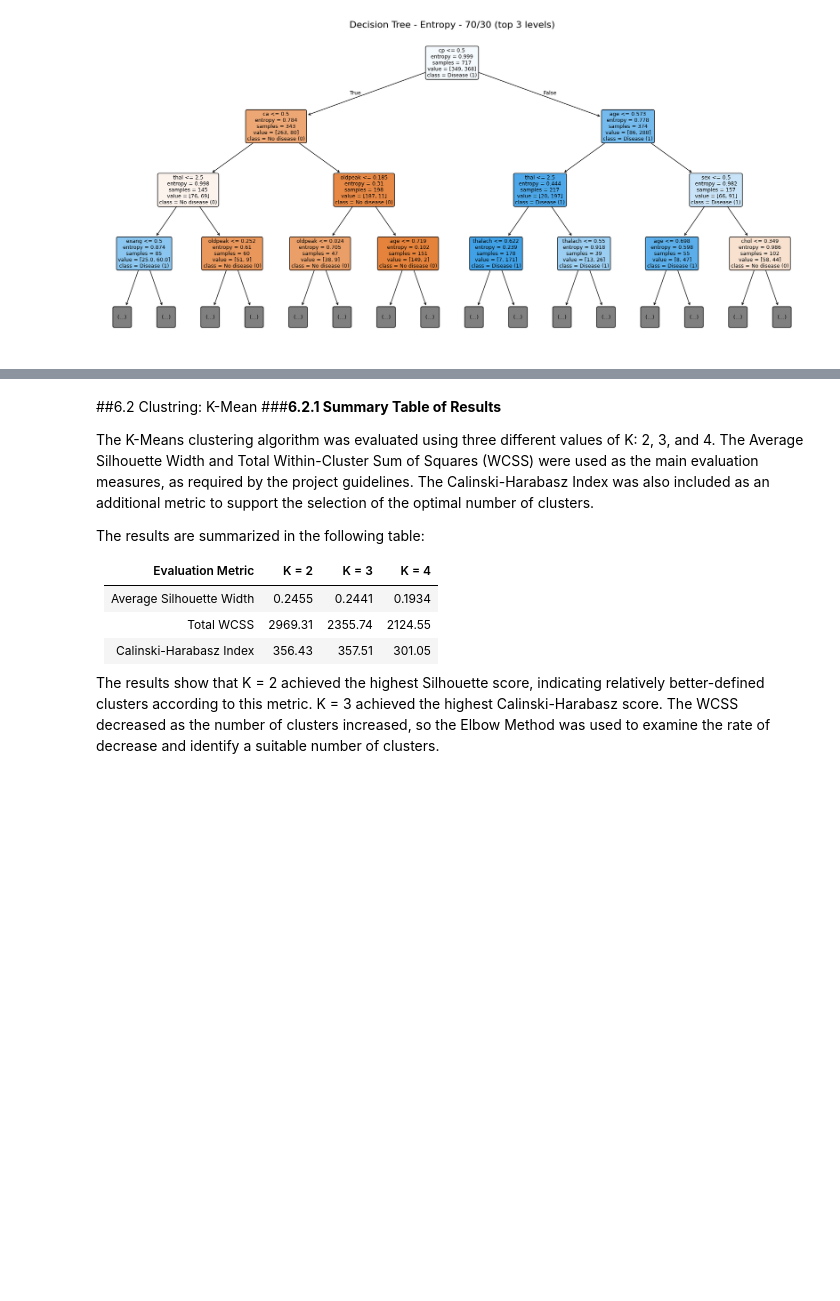
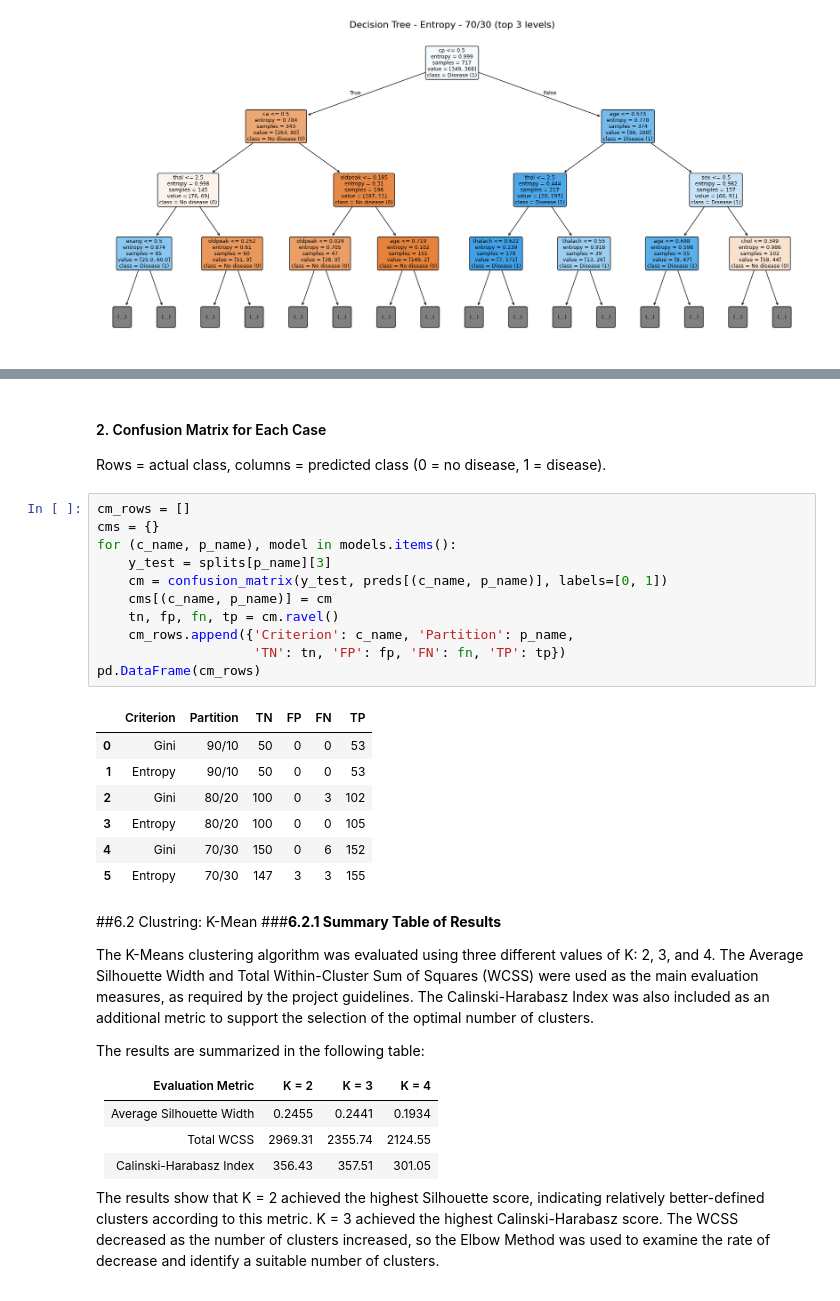
Before and after one commit to raneem-a1/IT326-Heart-Disease-project, a Jupyter notebook: final_report.ipynb, the cells around one changed output, grey strips where cells are left out. Cells and saved outputs as stored; diff of their text form; blank space fills up the shorter version.

```diff
--- a/final_report.ipynb
+++ b/final_report.ipynb
@@ -337,3 +404,25 @@ for (c_name, p_name), model in models.items():
+# %% [markdown]
+#### 2. Confusion Matrix for Each Case
+Rows = actual class, columns = predicted class (0 = no disease, 1 = disease).
+# %%
+cm_rows = []
+cms = {}
+for (c_name, p_name), model in models.items():
+    y_test = splits[p_name][3]
+    cm = confusion_matrix(y_test, preds[(c_name, p_name)], labels=[0, 1])
+    cms[(c_name, p_name)] = cm
+    tn, fp, fn, tp = cm.ravel()
+    cm_rows.append({'Criterion': c_name, 'Partition': p_name,
+                    'TN': tn, 'FP': fp, 'FN': fn, 'TP': tp})
+pd.DataFrame(cm_rows)
+# %% [output]
+|  | Criterion | Partition | TN | FP | FN | TP |
+| 0 | Gini | 90/10 | 50 | 0 | 0 | 53 |
+| 1 | Entropy | 90/10 | 50 | 0 | 0 | 53 |
+| 2 | Gini | 80/20 | 100 | 0 | 3 | 102 |
+| 3 | Entropy | 80/20 | 100 | 0 | 0 | 105 |
+| 4 | Gini | 70/30 | 150 | 0 | 6 | 152 |
+| 5 | Entropy | 70/30 | 147 | 3 | 3 | 155 |
 # %% [markdown]
 
 ##6.2 Clustring: K-Mean
```
Also changed, not shown: parts of 4 cells of this notebook.
